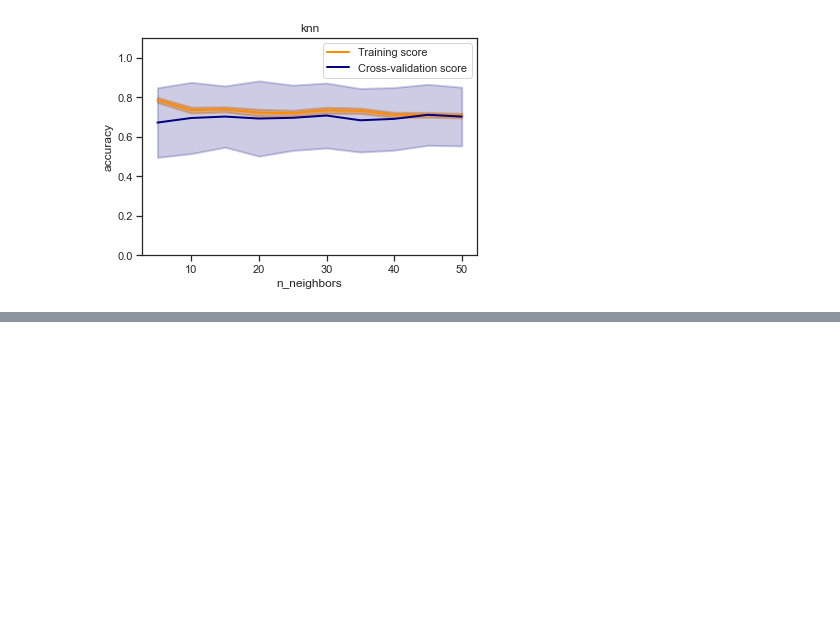
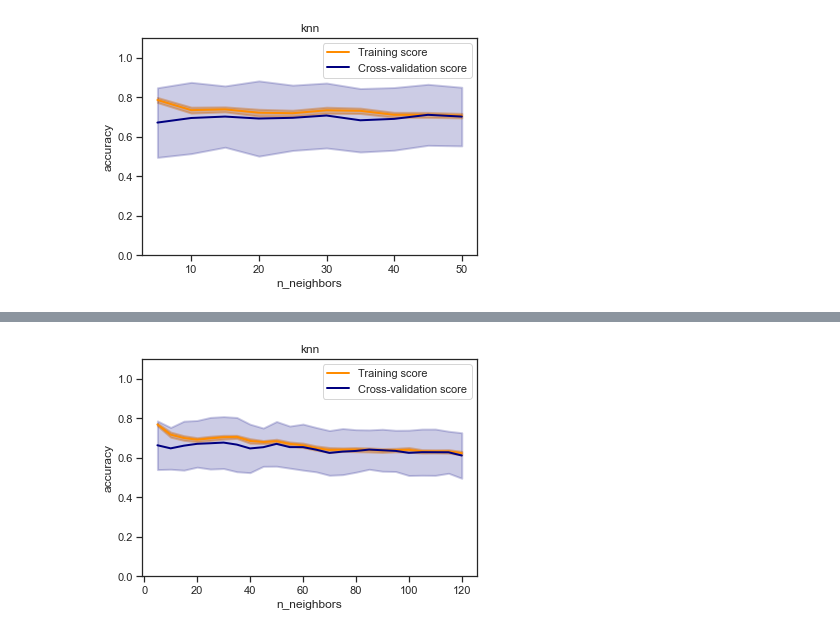
Before and after one commit to ZValeriy/MMO, a Jupyter notebook: LR4/Lab4.ipynb, the cells around one changed output, grey strips where cells are left out. Cells and saved outputs as stored; diff of their text form; code cells hidden in the pictures; blank space fills up the shorter version.

```diff
--- a/LR4/Lab4.ipynb
+++ b/LR4/Lab4.ipynb
@@ -322,0 +402,8 @@ plot_validation_curve(KNeighborsClassifier(), 'knn',
+# %%
+n_range2 = np.array(range(5,125,5))
+# %%
+plot_validation_curve(clf_gs.best_estimator_, 'knn',
+                      data_data, target,
+                      param_name='n_neighbors', param_range=n_range2,
+                      cv=20, scoring="accuracy")
+# %% [output]
@@ -322,0 +411 @@ plot_validation_curve(KNeighborsClassifier(), 'knn',
+[figure, added]
```
Also changed, not shown: parts of 10 cells of this notebook.
